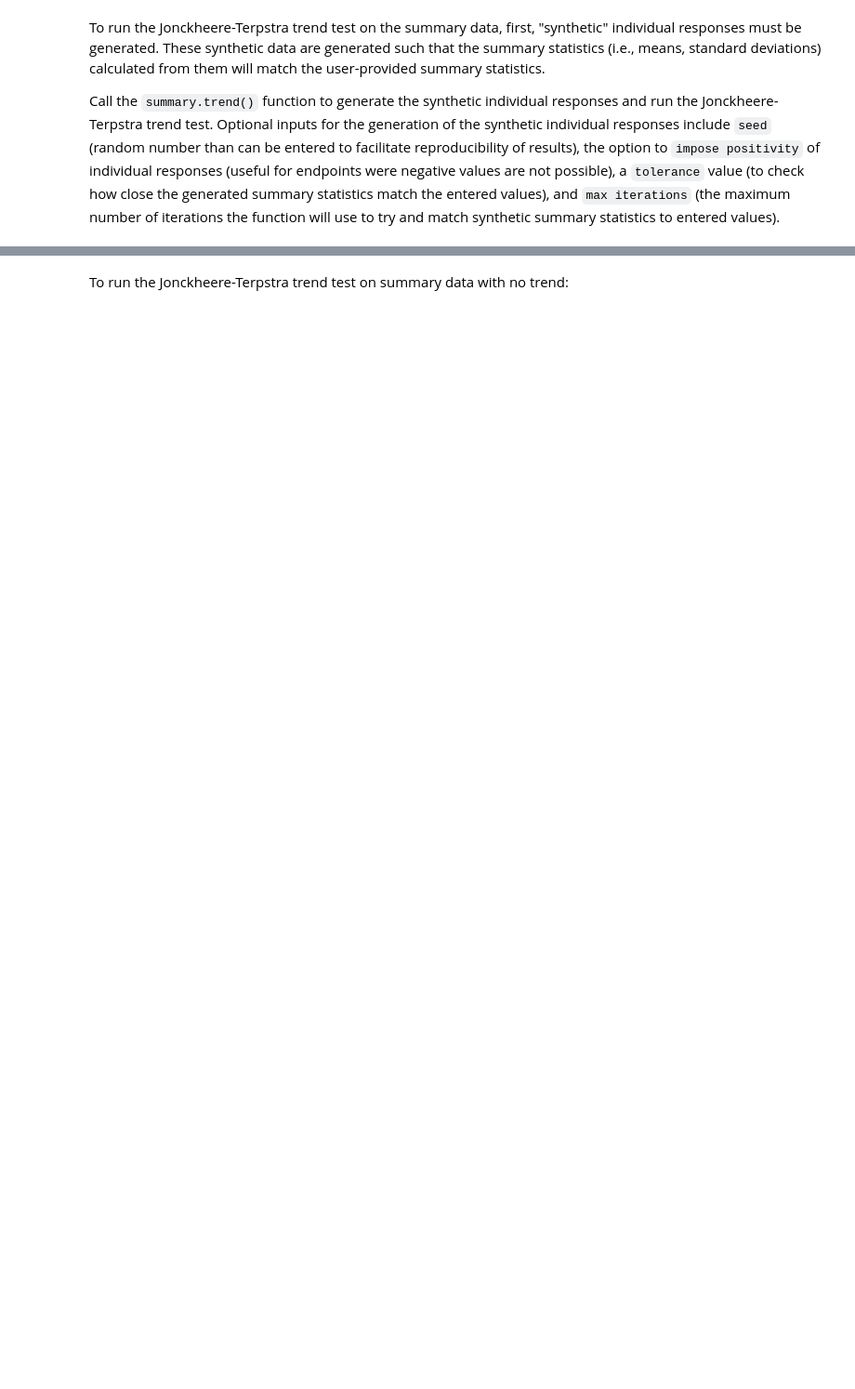
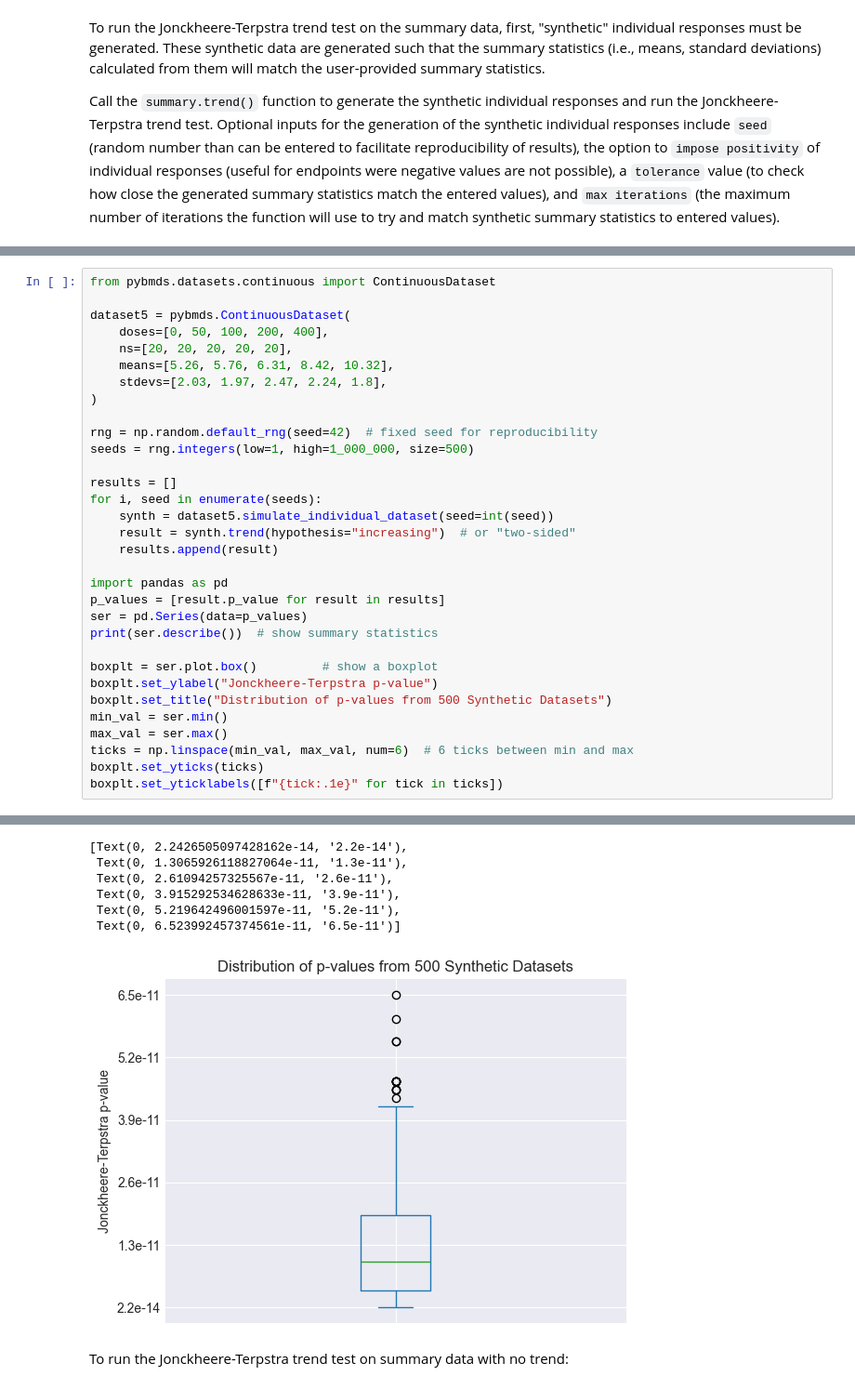
Before and after one commit to USEPA/BMDS, a Jupyter notebook: docs/source/recipes/continuous.ipynb, the cells around one changed output, grey strips where cells are left out. Shown: that part at 93% size. Drawn from its saved outputs; the diff is of its cells as text; blank space fills up the shorter version.

```diff
--- a/docs/source/recipes/continuous.ipynb
+++ b/docs/source/recipes/continuous.ipynb
@@ -436,0 +455,33 @@ Hypothesis: two-sided
+# %%
+from pybmds.datasets.continuous import ContinuousDataset
+
+dataset5 = pybmds.ContinuousDataset(
+    doses=[0, 50, 100, 200, 400],
+    ns=[20, 20, 20, 20, 20],
+    means=[5.26, 5.76, 6.31, 8.42, 10.32],
+    stdevs=[2.03, 1.97, 2.47, 2.24, 1.8],
+)
+
+rng = np.random.default_rng(seed=42)  # fixed seed for reproducibility
+seeds = rng.integers(low=1, high=1_000_000, size=500)
+
+results = []
+for i, seed in enumerate(seeds):
+    synth = dataset5.simulate_individual_dataset(seed=int(seed))
+    result = synth.trend(hypothesis="increasing")  # or "two-sided"
+    results.append(result)
+
+import pandas as pd
+p_values = [result.p_value for result in results]
+ser = pd.Series(data=p_values)
+print(ser.describe())  # show summary statistics
+
+boxplt = ser.plot.box()         # show a boxplot
+boxplt.set_ylabel("Jonckheere-Terpstra p-value")
+boxplt.set_title("Distribution of p-values from 500 Synthetic Datasets")
+min_val = ser.min()
+max_val = ser.max()
+ticks = np.linspace(min_val, max_val, num=6)  # 6 ticks between min and max
+boxplt.set_yticks(ticks)
+boxplt.set_yticklabels([f"{tick:.1e}" for tick in ticks])
+# %% [output]
@@ -437,3 +497,10 @@ Hypothesis: two-sided
+[Text(0, 2.2426505097428162e-14, '2.2e-14'),
+ Text(0, 1.3065926118827064e-11, '1.3e-11'),
+ Text(0, 2.61094257325567e-11, '2.6e-11'),
+ Text(0, 3.915292534628633e-11, '3.9e-11'),
+ Text(0, 5.219642496001597e-11, '5.2e-11'),
+ Text(0, 6.523992457374561e-11, '6.5e-11')]
+[figure, added]
 # %% [markdown]
 To run the Jonckheere-Terpstra trend test on summary data with no trend:
 # %%
```
Also changed, not shown: parts of 9 cells of this notebook, 2 other files.
